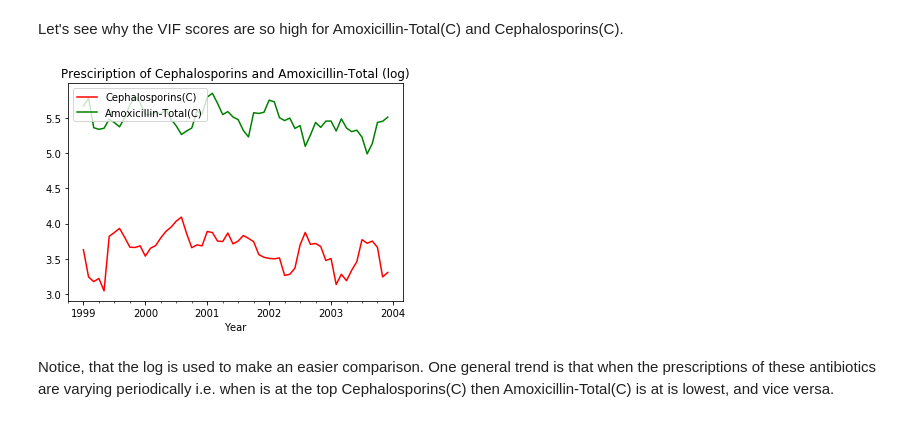
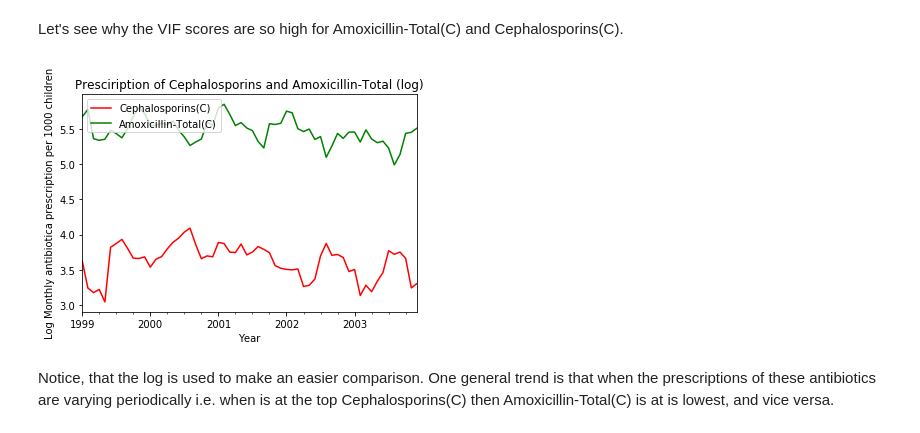
Before and after one commit to ekvall93/BayesDNN, a Jupyter notebook: RNN_example/1. FeatureSelection.ipynb, the cells around one changed output. Saved outputs shown, nothing was run; the diff lists cells and outputs as text; code cells hidden in the pictures.

```diff
--- a/RNN_example/1. FeatureSelection.ipynb
+++ b/RNN_example/1. FeatureSelection.ipynb
@@ -149,10 +151,11 @@ Let's see why the VIF scores are so high for Amoxicillin-Total(C) and Cephalospo
 # %%
 np.log(df["Cephalosporins(C)"]).plot(c="r", title="Presciription of Cephalosporins and Amoxicillin-Total (log)")
 np.log(df["Amoxicillin-Total(C)"]).plot(c="g")
 plt.legend(["Cephalosporins(C)","Amoxicillin-Total(C)"], loc='upper left')
+plt.ylabel("Log Monthly antibiotica prescription per 1000 children")
 plt.show()
 # %% [output]
-[figure, old version]
+[figure, new version]
 # %% [markdown]
 Notice, that the log is used to make an easier comparison. One general trend is that when the prescriptions of these antibiotics are varying periodically i.e. when is at the top Cephalosporins(C) then Amoxicillin-Total(C) is at is lowest, and vice versa.
 # %% [markdown]
```
Also changed, not shown: parts of 9 cells of this notebook, 13 other files.
